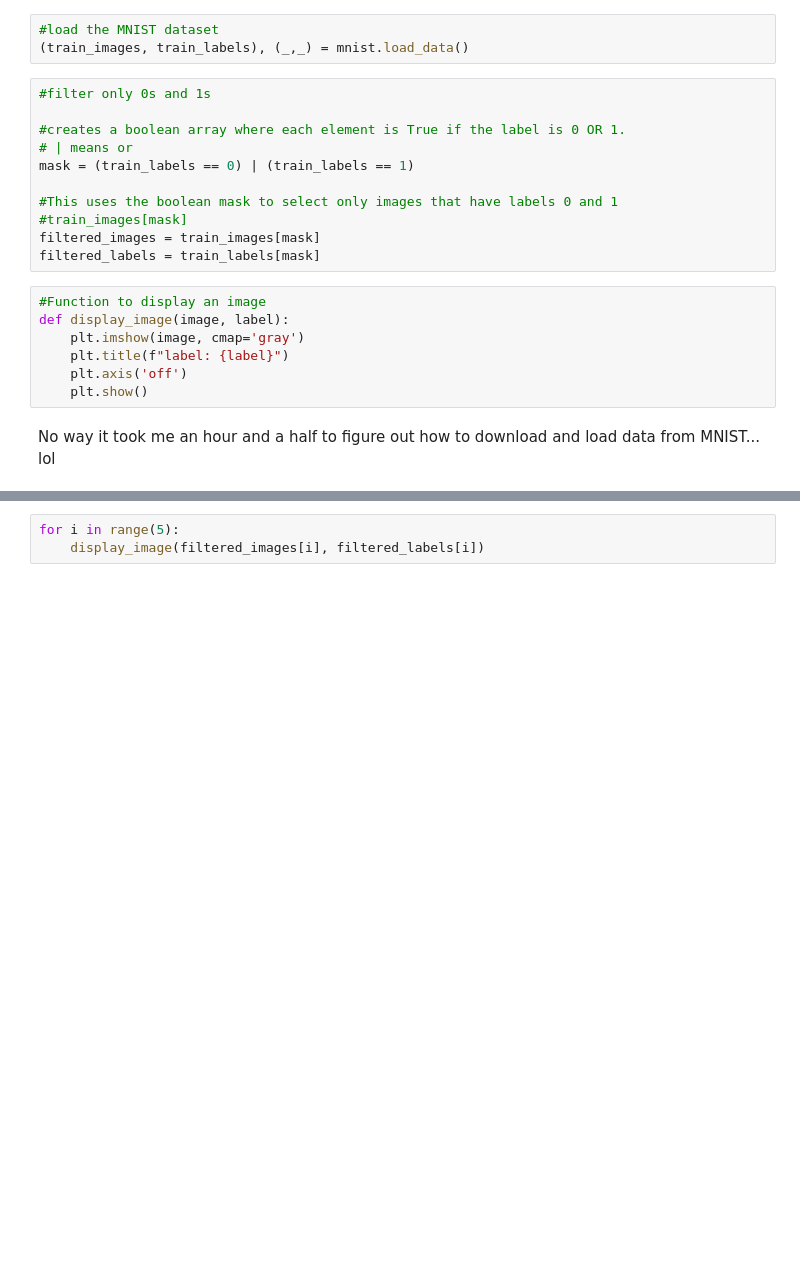
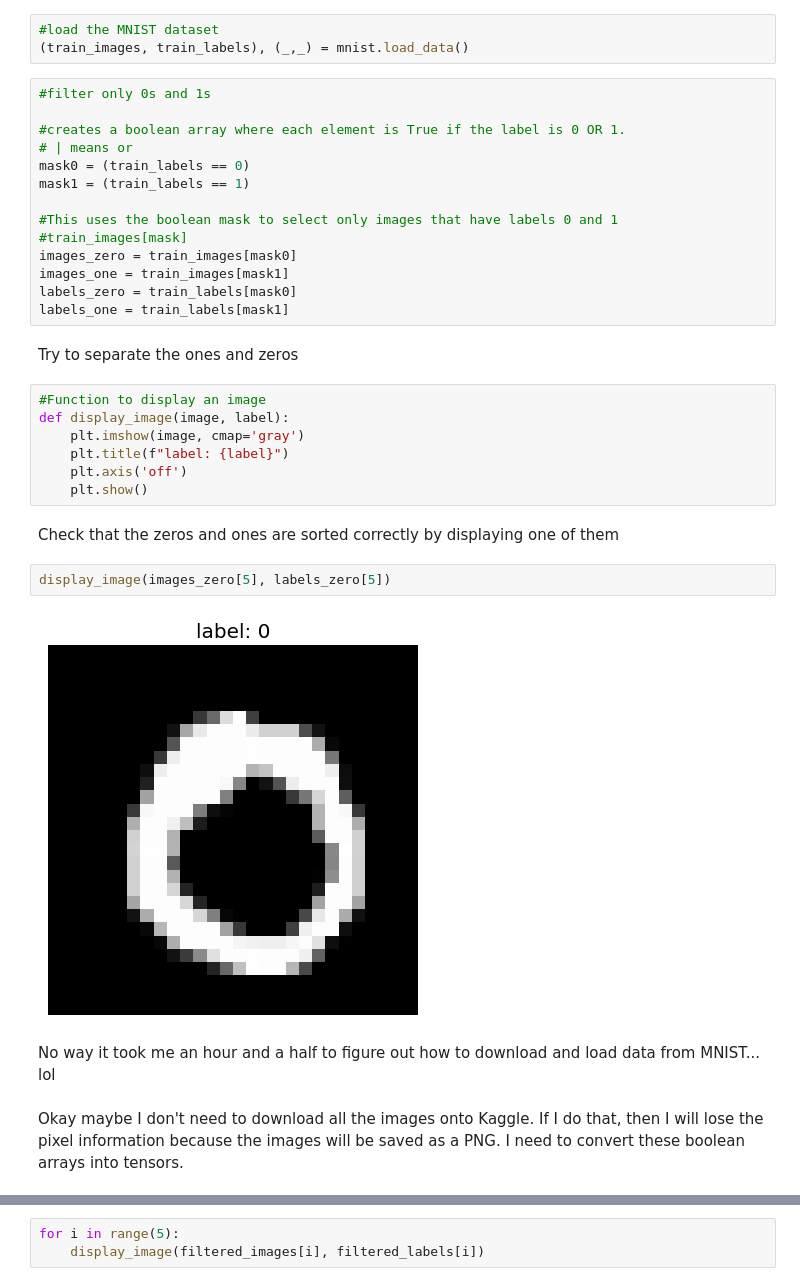
Before and after one commit to natalieho1/DigitClassifier, a Jupyter notebook: digit-classifier-0-or-1.ipynb, the cells around one changed output, grey strips where cells are left out. Cells and saved outputs as stored; diff of their text form; blank space fills up the shorter version.

Commit message:
Kaggle Notebook | Digit Classifier: 0 or 1 | Version 2

```diff
--- a/digit-classifier-0-or-1.ipynb
+++ b/digit-classifier-0-or-1.ipynb
@@ -101,12 +101,17 @@ import matplotlib.pyplot as plt
 
 #creates a boolean array where each element is True if the label is 0 OR 1.
 # | means or
-mask = (train_labels == 0) | (train_labels == 1)
+mask0 = (train_labels == 0)
+mask1 = (train_labels == 1)
 
 #This uses the boolean mask to select only images that have labels 0 and 1
 #train_images[mask]
-filtered_images = train_images[mask]
-filtered_labels = train_labels[mask]
+images_zero = train_images[mask0]
+images_one = train_images[mask1]
+labels_zero = train_labels[mask0]
+labels_one = train_labels[mask1]
+# %% [markdown]
+Try to separate the ones and zeros
 # %%
 #Function to display an image
 def display_image(image, label):
@@ -114,5 +119,13 @@ def display_image(image, label):
     plt.title(f"label: {label}")
     plt.axis('off')
     plt.show()
+# %% [markdown]
+Check that the zeros and ones are sorted correctly by displaying one of them
+# %%
+display_image(images_zero[5], labels_zero[5])
+# %% [output]
+[figure, added]
 # %% [markdown]
 No way it took me an hour and a half to figure out how to download and load data from MNIST... lol
+# %% [markdown]
+Okay maybe I don't need to download all the images onto Kaggle. If I do that, then I will lose the pixel information because the images will be saved as a PNG. I need to convert these boolean arrays into tensors.
```
Also changed, not shown: parts of 5 cells of this notebook.
